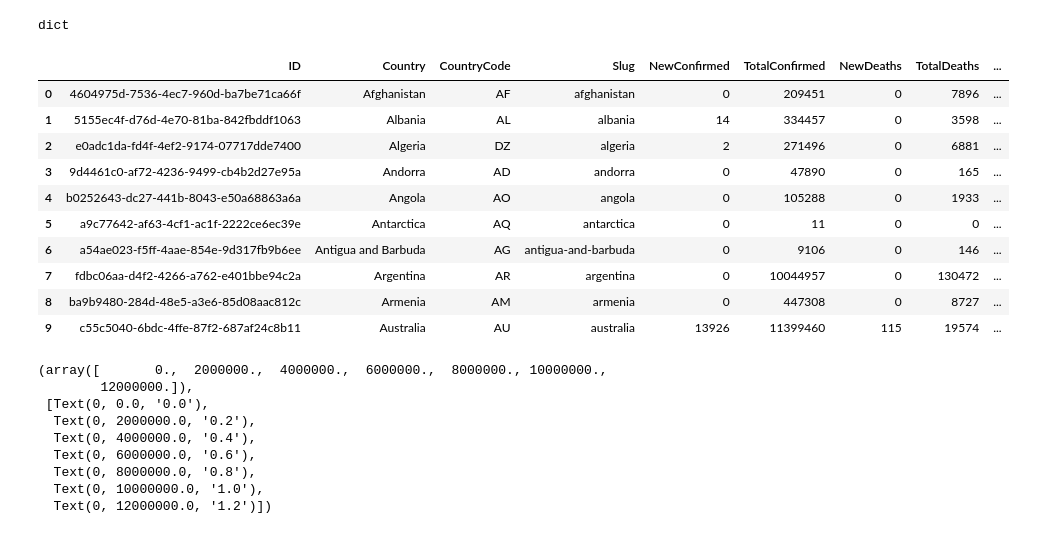
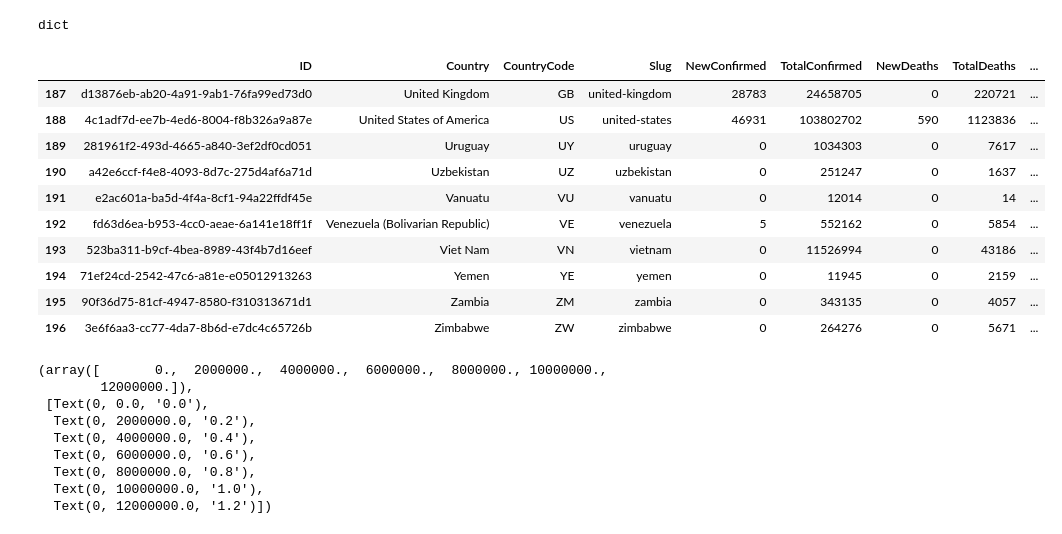
Before and after one commit to Cyankavvv/Covid19, a Jupyter notebook: clase3/clase3.ipynb, the cells around one changed output. Cells and saved outputs as stored; diff of their text form; code cells hidden in the pictures.

```diff
--- a/clase3/clase3.ipynb
+++ b/clase3/clase3.ipynb
@@ -34,19 +35,19 @@ dict
 # %%
 df = pd.DataFrame(json['Countries'])
 # %%
-df.head(10)
+df.tail(10)
 # %% [output]
 |  | ID | Country | CountryCode | Slug | NewConfirmed | TotalConfirmed | NewDeaths | TotalDeaths | ... |
-| 0 | 4604975d-7536-4ec7-960d-ba7be71ca66f | Afghanistan | AF | afghanistan | 0 | 209451 | 0 | 7896 | ... |
-| 1 | 5155ec4f-d76d-4e70-81ba-842fbddf1063 | Albania | AL | albania | 14 | 334457 | 0 | 3598 | ... |
-| 2 | e0adc1da-fd4f-4ef2-9174-07717dde7400 | Algeria | DZ | algeria | 2 | 271496 | 0 | 6881 | ... |
-| 3 | 9d4461c0-af72-4236-9499-cb4b2d27e95a | Andorra | AD | andorra | 0 | 47890 | 0 | 165 | ... |
-| 4 | b0252643-dc27-441b-8043-e50a68863a6a | Angola | AO | angola | 0 | 105288 | 0 | 1933 | ... |
-| 5 | a9c77642-af63-4cf1-ac1f-2222ce6ec39e | Antarctica | AQ | antarctica | 0 | 11 | 0 | 0 | ... |
-| 6 | a54ae023-f5ff-4aae-854e-9d317fb9b6ee | Antigua and Barbuda | AG | antigua-and-barbuda | 0 | 9106 | 0 | 146 | ... |
-| 7 | fdbc06aa-d4f2-4266-a762-e401bbe94c2a | Argentina | AR | argentina | 0 | 10044957 | 0 | 130472 | ... |
-| 8 | ba9b9480-284d-48e5-a3e6-85d08aac812c | Armenia | AM | armenia | 0 | 447308 | 0 | 8727 | ... |
-| 9 | c55c5040-6bdc-4ffe-87f2-687af24c8b11 | Australia | AU | australia | 13926 | 11399460 | 115 | 19574 | ... |
+| 187 | d13876eb-ab20-4a91-9ab1-76fa99ed73d0 | United Kingdom | GB | united-kingdom | 28783 | 24658705 | 0 | 220721 | ... |
+| 188 | 4c1adf7d-ee7b-4ed6-8004-f8b326a9a87e | United States of America | US | united-states | 46931 | 103802702 | 590 | 1123836 | ... |
+| 189 | 281961f2-493d-4665-a840-3ef2df0cd051 | Uruguay | UY | uruguay | 0 | 1034303 | 0 | 7617 | ... |
+| 190 | a42e6ccf-f4e8-4093-8d7c-275d4af6a71d | Uzbekistan | UZ | uzbekistan | 0 | 251247 | 0 | 1637 | ... |
+| 191 | e2ac601a-ba5d-4f4a-8cf1-94a22ffdf45e | Vanuatu | VU | vanuatu | 0 | 12014 | 0 | 14 | ... |
+| 192 | fd63d6ea-b953-4cc0-aeae-6a141e18ff1f | Venezuela (Bolivarian Republic) | VE | venezuela | 5 | 552162 | 0 | 5854 | ... |
+| 193 | 523ba311-b9cf-4bea-8989-43f4b7d16eef | Viet Nam | VN | vietnam | 0 | 11526994 | 0 | 43186 | ... |
+| 194 | 71ef24cd-2542-47c6-a81e-e05012913263 | Yemen | YE | yemen | 0 | 11945 | 0 | 2159 | ... |
+| 195 | 90f36d75-81cf-4947-8580-f310313671d1 | Zambia | ZM | zambia | 0 | 343135 | 0 | 4057 | ... |
+| 196 | 3e6f6aa3-cc77-4da7-8b6d-e7dc4c65726b | Zimbabwe | ZW | zimbabwe | 0 | 264276 | 0 | 5671 | ... |
 # %%
 plt.bar(df['Country'][0:10], df['TotalConfirmed'][0:10])
 plt.xticks(rotation = 75, size = 14)
```
Also changed, not shown: parts of 12 cells of this notebook.
